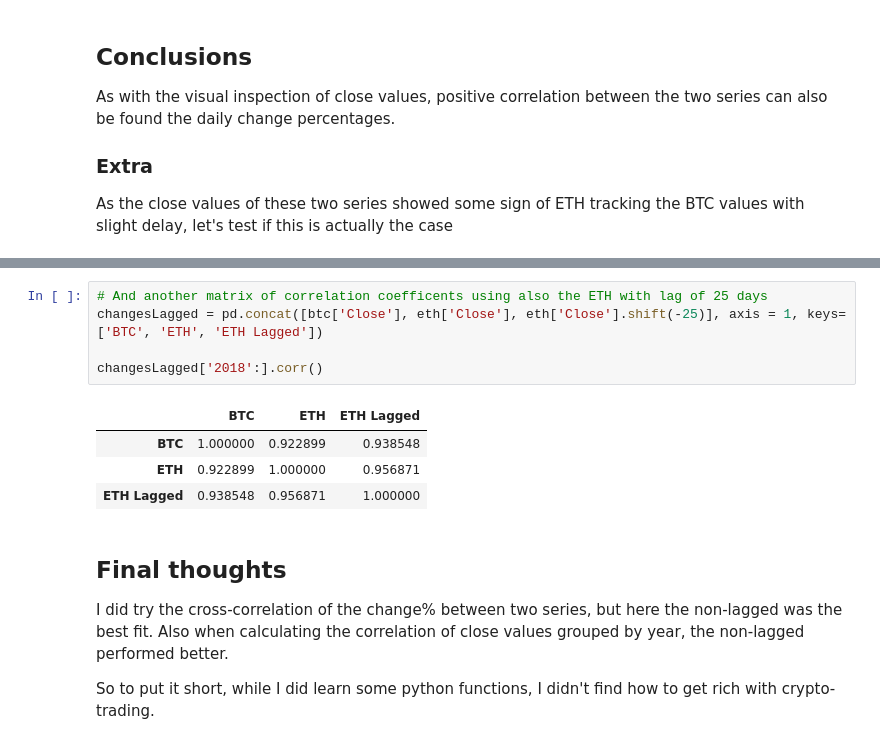
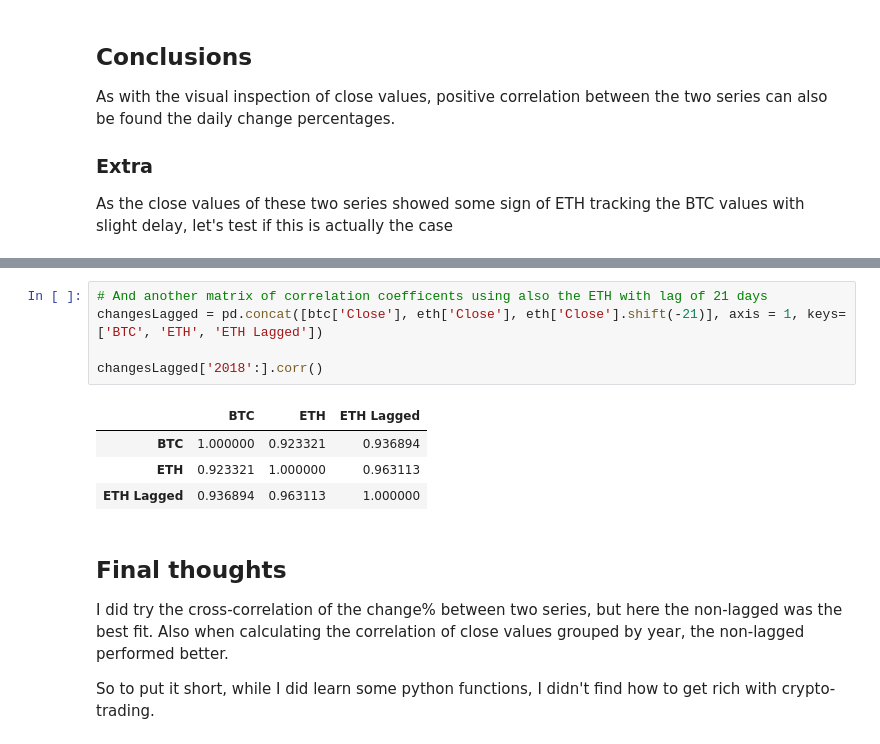
Before and after one commit to lauripe/data-analytics, a Jupyter notebook: src/assignment3/part1-stocks.ipynb, the cells around one changed output, grey strips where cells are left out. Cells and saved outputs as stored; diff of their text form.

```diff
--- a/src/assignment3/part1-stocks.ipynb
+++ b/src/assignment3/part1-stocks.ipynb
@@ -129,13 +127,13 @@ array([25, 24, 26, 27, 23])
 # %%
-# And another matrix of correlation coefficents using also the ETH with lag of 25 days
-changesLagged = pd.concat([btc['Close'], eth['Close'], eth['Close'].shift(-25)], axis = 1, keys=['BTC', 'ETH', 'ETH Lagged'])
+# And another matrix of correlation coefficents using also the ETH with lag of 21 days
+changesLagged = pd.concat([btc['Close'], eth['Close'], eth['Close'].shift(-21)], axis = 1, keys=['BTC', 'ETH', 'ETH Lagged'])
 
 changesLagged['2018':].corr()
 # %% [output]
 |  | BTC | ETH | ETH Lagged |
-| BTC | 1.000000 | 0.922899 | 0.938548 |
-| ETH | 0.922899 | 1.000000 | 0.956871 |
-| ETH Lagged | 0.938548 | 0.956871 | 1.000000 |
+| BTC | 1.000000 | 0.923321 | 0.936894 |
+| ETH | 0.923321 | 1.000000 | 0.963113 |
+| ETH Lagged | 0.936894 | 0.963113 | 1.000000 |
 # %% [markdown]
 ## Final thoughts
 
```
Also changed, not shown: parts of 6 cells of this notebook.
